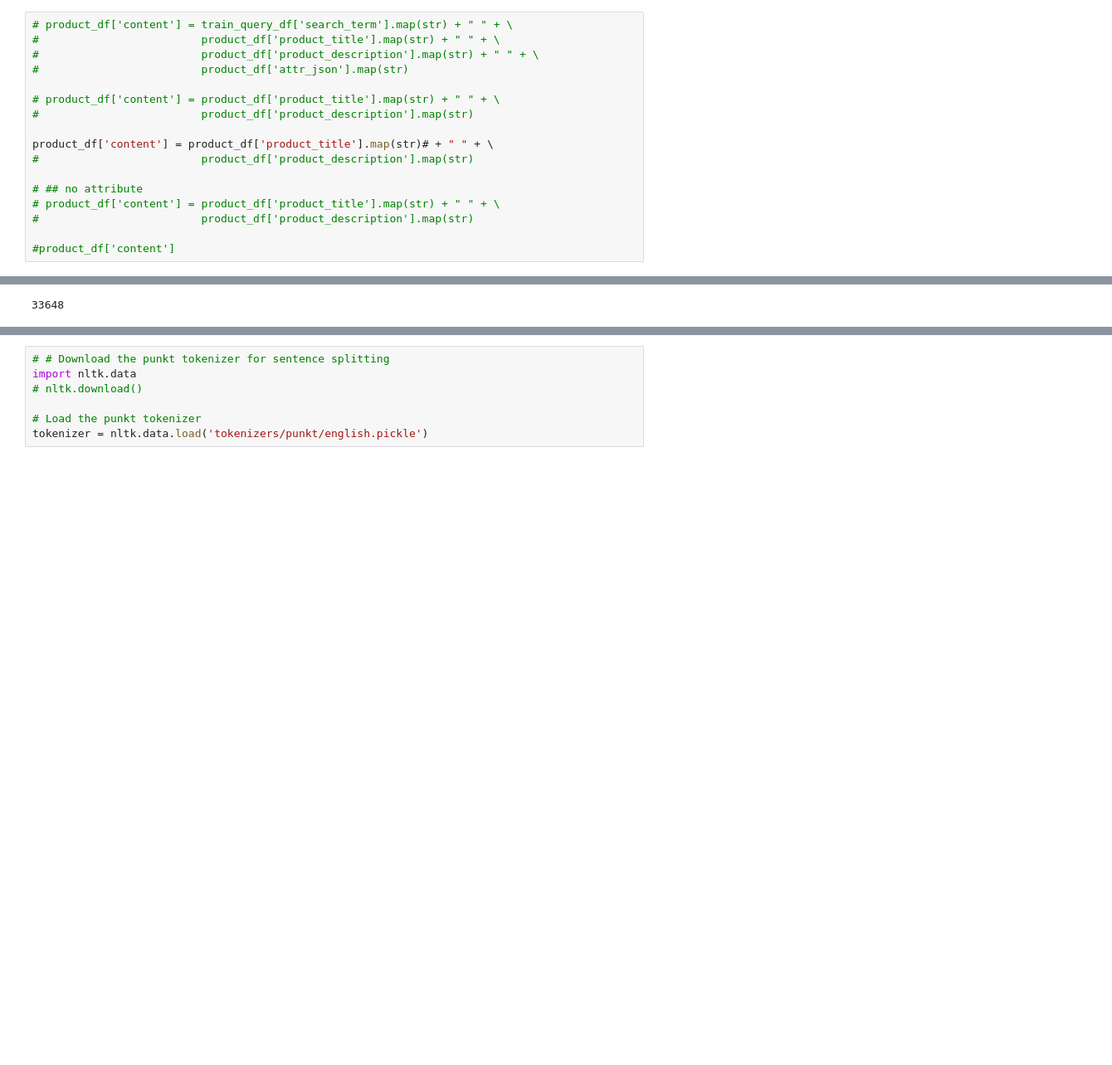
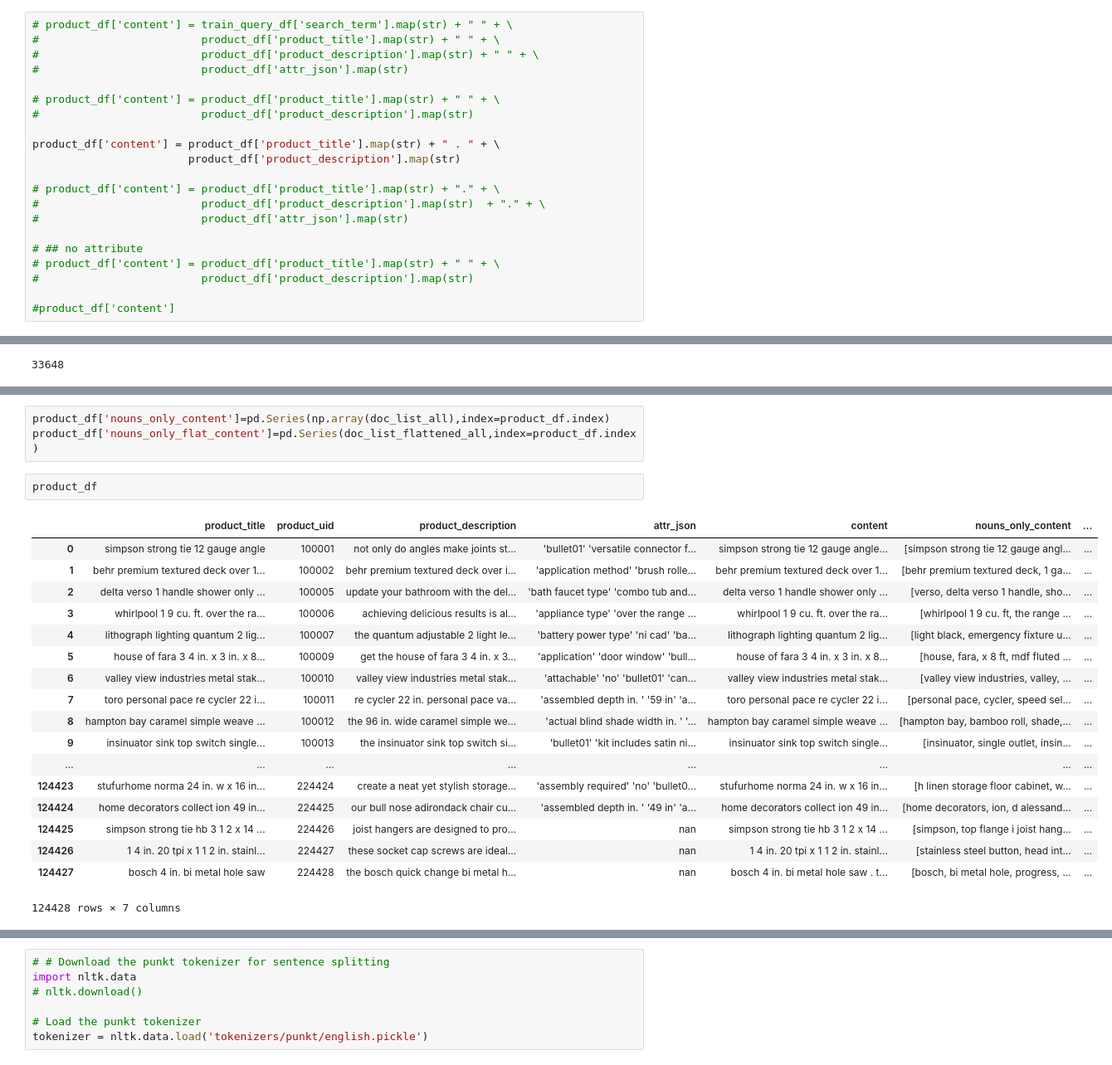
Before and after one commit to jax79sg/IRDM2017, a Jupyter notebook: python/CNN.ipynb, the cells around one changed output, grey strips where cells are left out. Shown at 83% size. Cells and saved outputs as stored; diff of their text form; blank space fills up the shorter version.

```diff
--- a/python/CNN.ipynb
+++ b/python/CNN.ipynb
@@ -156,8 +226,12 @@ None
 # product_df['content'] = product_df['product_title'].map(str) + " " + \
 #                         product_df['product_description'].map(str)
 
-product_df['content'] = product_df['product_title'].map(str)# + " " + \
-#                         product_df['product_description'].map(str)
+product_df['content'] = product_df['product_title'].map(str) + " . " + \
+                        product_df['product_description'].map(str)
+
+# product_df['content'] = product_df['product_title'].map(str) + "." + \
+#                         product_df['product_description'].map(str)  + "." + \
+#                         product_df['attr_json'].map(str)
 
 # ## no attribute
 # product_df['content'] = product_df['product_title'].map(str) + " " + \
@@ -170,0 +313,24 @@ len(test_public_df)
+# %%
+product_df['nouns_only_content']=pd.Series(np.array(doc_list_all),index=product_df.index)
+product_df['nouns_only_flat_content']=pd.Series(doc_list_flattened_all,index=product_df.index)
+# %%
+product_df
+# %% [output]
+|  | product_title | product_uid | product_description | attr_json | content | nouns_only_content | ... |
+| 0 | simpson strong tie 12 gauge angle | 100001 | not only do angles make joints st... | 'bullet01' 'versatile connector f... | simpson strong tie 12 gauge angle... | [simpson strong tie 12 gauge angl... | ... |
+| 1 | behr premium textured deck over 1... | 100002 | behr premium textured deck over i... | 'application method' 'brush rolle... | behr premium textured deck over 1... | [behr premium textured deck, 1 ga... | ... |
+| 2 | delta verso 1 handle shower only ... | 100005 | update your bathroom with the del... | 'bath faucet type' 'combo tub and... | delta verso 1 handle shower only ... | [verso, delta verso 1 handle, sho... | ... |
+| 3 | whirlpool 1 9 cu. ft. over the ra... | 100006 | achieving delicious results is al... | 'appliance type' 'over the range ... | whirlpool 1 9 cu. ft. over the ra... | [whirlpool 1 9 cu. ft, the range ... | ... |
+| 4 | lithograph lighting quantum 2 lig... | 100007 | the quantum adjustable 2 light le... | 'battery power type' 'ni cad' 'ba... | lithograph lighting quantum 2 lig... | [light black, emergency fixture u... | ... |
+| 5 | house of fara 3 4 in. x 3 in. x 8... | 100009 | get the house of fara 3 4 in. x 3... | 'application' 'door window' 'bull... | house of fara 3 4 in. x 3 in. x 8... | [house, fara, x 8 ft, mdf fluted ... | ... |
+| 6 | valley view industries metal stak... | 100010 | valley view industries metal stak... | 'attachable' 'no' 'bullet01' 'can... | valley view industries metal stak... | [valley view industries, valley, ... | ... |
+| 7 | toro personal pace re cycler 22 i... | 100011 | re cycler 22 in. personal pace va... | 'assembled depth in. ' '59 in' 'a... | toro personal pace re cycler 22 i... | [personal pace, cycler, speed sel... | ... |
+| 8 | hampton bay caramel simple weave ... | 100012 | the 96 in. wide caramel simple we... | 'actual blind shade width in. ' '... | hampton bay caramel simple weave ... | [hampton bay, bamboo roll, shade,... | ... |
+| 9 | insinuator sink top switch single... | 100013 | the insinuator sink top switch si... | 'bullet01' 'kit includes satin ni... | insinuator sink top switch single... | [insinuator, single outlet, insin... | ... |
+| ... | ... | ... | ... | ... | ... | ... | ... |
+| 124423 | stufurhome norma 24 in. w x 16 in... | 224424 | create a neat yet stylish storage... | 'assembly required' 'no' 'bullet0... | stufurhome norma 24 in. w x 16 in... | [h linen storage floor cabinet, w... | ... |
+| 124424 | home decorators collect ion 49 in... | 224425 | our bull nose adirondack chair cu... | 'assembled depth in. ' '49 in' 'a... | home decorators collect ion 49 in... | [home decorators, ion, d alessand... | ... |
+| 124425 | simpson strong tie hb 3 1 2 x 14 ... | 224426 | joist hangers are designed to pro... | nan | simpson strong tie hb 3 1 2 x 14 ... | [simpson, top flange i joist hang... | ... |
+| 124426 | 1 4 in. 20 tpi x 1 1 2 in. stainl... | 224427 | these socket cap screws are ideal... | nan | 1 4 in. 20 tpi x 1 1 2 in. stainl... | [stainless steel button, head int... | ... |
+| 124427 | bosch 4 in. bi metal hole saw | 224428 | the bosch quick change bi metal h... | nan | bosch 4 in. bi metal hole saw . t... | [bosch, bi metal hole, progress, ... | ... |
+124428 rows × 7 columns
```
Also changed, not shown: parts of 69 cells of this notebook, 2 other files.
